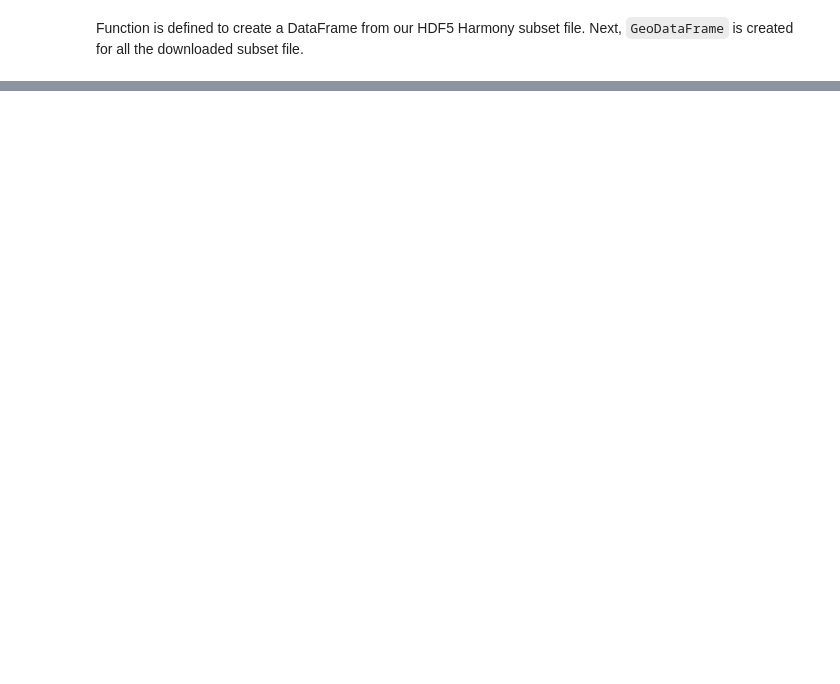
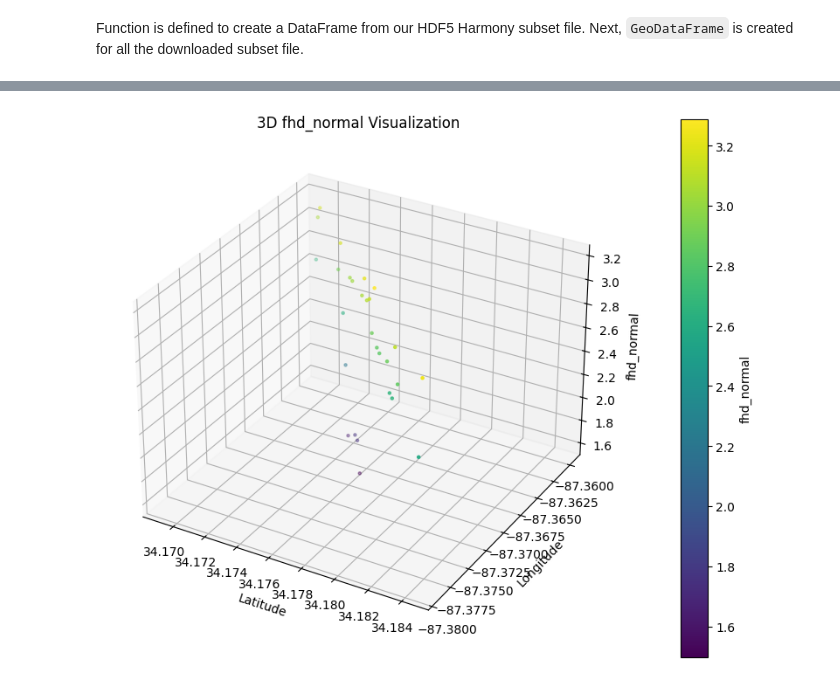
Before and after one commit to NASA-EarthRISE/training_Getting_started_with_GEDI_spaceborne_lidar, a Jupyter notebook: Module_II_Exploring_Forest_Structure_with_GEDI_L2B.ipynb, the cells around one changed output, grey strips where cells are left out. Cells and saved outputs as stored; diff of their text form; code cells hidden in the pictures; blank space fills up the shorter version.

```diff
--- a/Module_II_Exploring_Forest_Structure_with_GEDI_L2B.ipynb
+++ b/Module_II_Exploring_Forest_Structure_with_GEDI_L2B.ipynb
@@ -720,0 +702,5 @@ Date last modified: 02-20-2024
+# %%
+#drop -99999
+filtered_gdf = l2b_df[l2b_df['fhd_normal'] != -9999.0]
+filtered_gdf
+# filtered_gdf = l2b_df[l2b_df['fhd_normal'] >= 1]
@@ -720,0 +752,41 @@ Date last modified: 02-20-2024
+# %%
+import matplotlib.pyplot as plt
+
+# Required for plots to display properly in Colab
+%matplotlib inline
+# Drop rows with missing values in relevant columns
+df = filtered_gdf.dropna(subset=['lat', 'lon', 'fhd_normal'])
+
+# Extract coordinates
+x = df['lat']
+y = df['lon']
+z = df['fhd_normal']
+
+# Use elevation as rh98_GEDI2A
+colors = df['fhd_normal']
+color_min = colors.min()
+color_max = colors.max()
+
+# Plot the data
+fig = plt.figure(figsize=(10, 8))
+ax = fig.add_subplot(111, projection='3d')
+
+# Ensure color scale uses full elevation range
+scatter = ax.scatter(x, y, z, c=colors, cmap='viridis', s=5, vmin=color_min, vmax=color_max)
+
+# Add colorbar
+cbar = plt.colorbar(scatter, ax=ax, pad=0.1)
+cbar.set_label('fhd_normal')
+
+# Label axes
+ax.set_xlabel('Latitude')
+ax.set_ylabel('Longitude')
+ax.set_zlabel('fhd_normal')
+
+# Set Z axis limits based on data range
+ax.set_zlim(color_min, color_max)
+
+plt.title('3D fhd_normal Visualization')
+plt.show()
+# %% [output]
+[figure, added]
```
Also changed, not shown: parts of 59 cells of this notebook.
